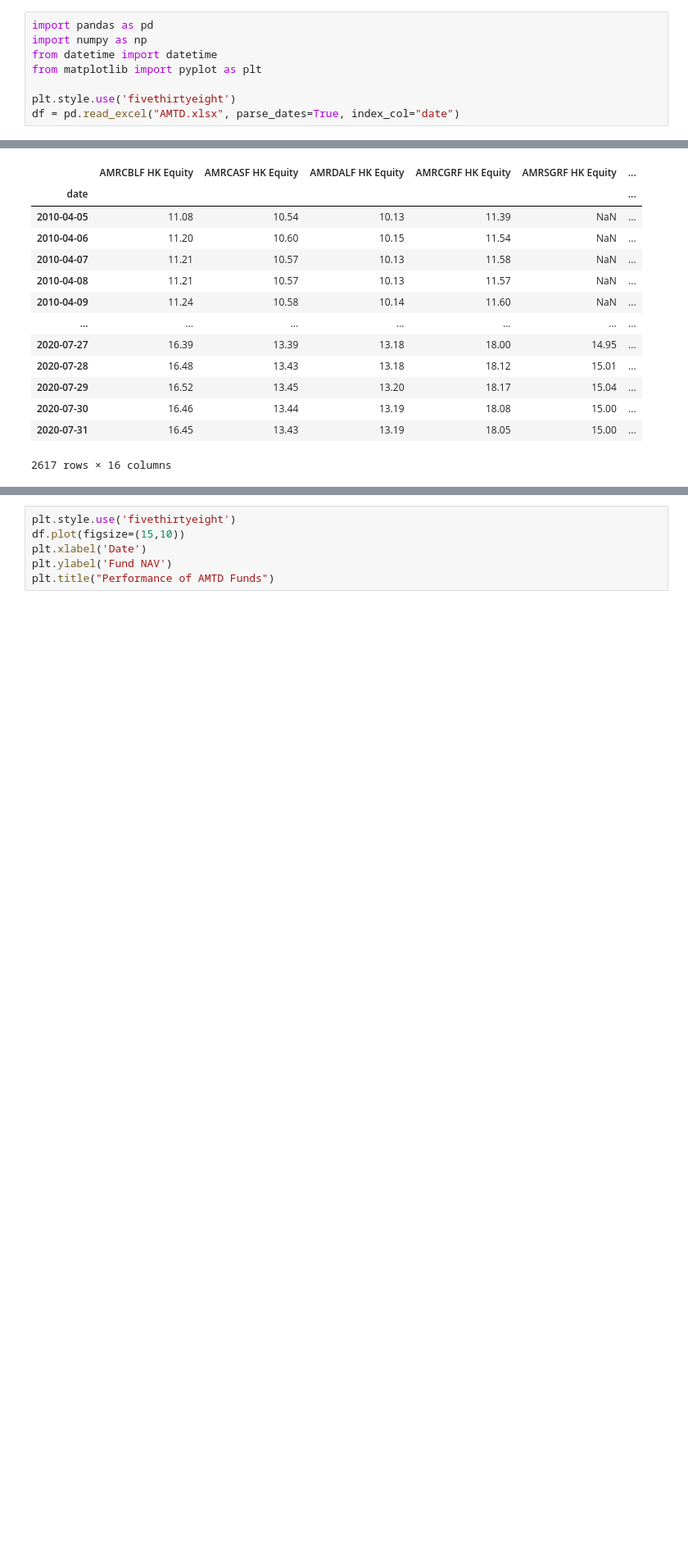
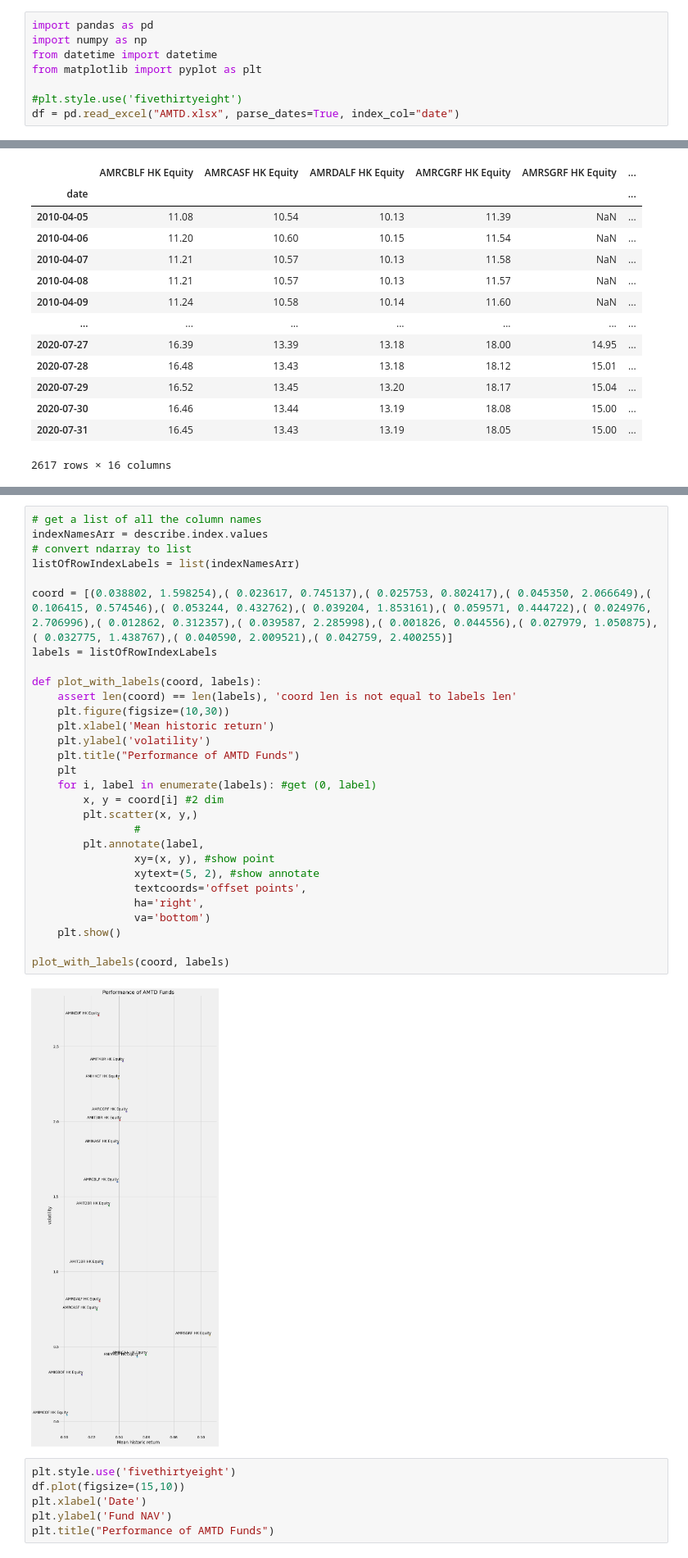
Before and after one commit to delladolphin/Data-Intelligence-Bootcademy, a Jupyter notebook: Capstone presentation_AMTD_(keep 3 funds).ipynb, the cells around one changed output, grey strips where cells are left out. Shown: that part at 82% size. Drawn from its saved outputs; the diff is of its cells as text; blank space fills up the shorter version.

```diff
--- a/Capstone presentation_AMTD_(keep 3 funds).ipynb
+++ b/Capstone presentation_AMTD_(keep 3 funds).ipynb
@@ -14,7 +14,7 @@ import numpy as np
 from datetime import datetime
 from matplotlib import pyplot as plt
 
-plt.style.use('fivethirtyeight')
+#plt.style.use('fivethirtyeight')
 df = pd.read_excel("AMTD.xlsx", parse_dates=True, index_col="date")
 # %%
 df.apply(pd.to_numeric, errors='ignore')
@@ -119,3 +139,34 @@ describe
+# %%
+# get a list of all the column names
+indexNamesArr = describe.index.values
+# convert ndarray to list
+listOfRowIndexLabels = list(indexNamesArr)
+
+coord = [(0.038802, 1.598254),( 0.023617, 0.745137),( 0.025753, 0.802417),( 0.045350, 2.066649),( 0.106415, 0.574546),( 0.053244, 0.432762),( 0.039204, 1.853161),( 0.059571, 0.444722),( 0.024976, 2.706996),( 0.012862, 0.312357),( 0.039587, 2.285998),( 0.001826, 0.044556),( 0.027979, 1.050875),( 0.032775, 1.438767),( 0.040590, 2.009521),( 0.042759, 2.400255)]
+labels = listOfRowIndexLabels
+
+def plot_with_labels(coord, labels):
+    assert len(coord) == len(labels), 'coord len is not equal to labels len'
+    plt.figure(figsize=(10,30))
+    plt.xlabel('Mean historic return')
+    plt.ylabel('volatility')
+    plt.title("Performance of AMTD Funds")
+    plt
+    for i, label in enumerate(labels): #get (0, label)
+        x, y = coord[i] #2 dim
+        plt.scatter(x, y,)
+                #
+        plt.annotate(label,
+                xy=(x, y), #show point
+                xytext=(5, 2), #show annotate
+                textcoords='offset points',
+                ha='right',
+                va='bottom')
+    plt.show()
+
+plot_with_labels(coord, labels)
+# %% [output]
+[figure, added]
 # %%
 plt.style.use('fivethirtyeight')
 df.plot(figsize=(15,10))
```
Also changed, not shown: parts of 4 cells of this notebook.
